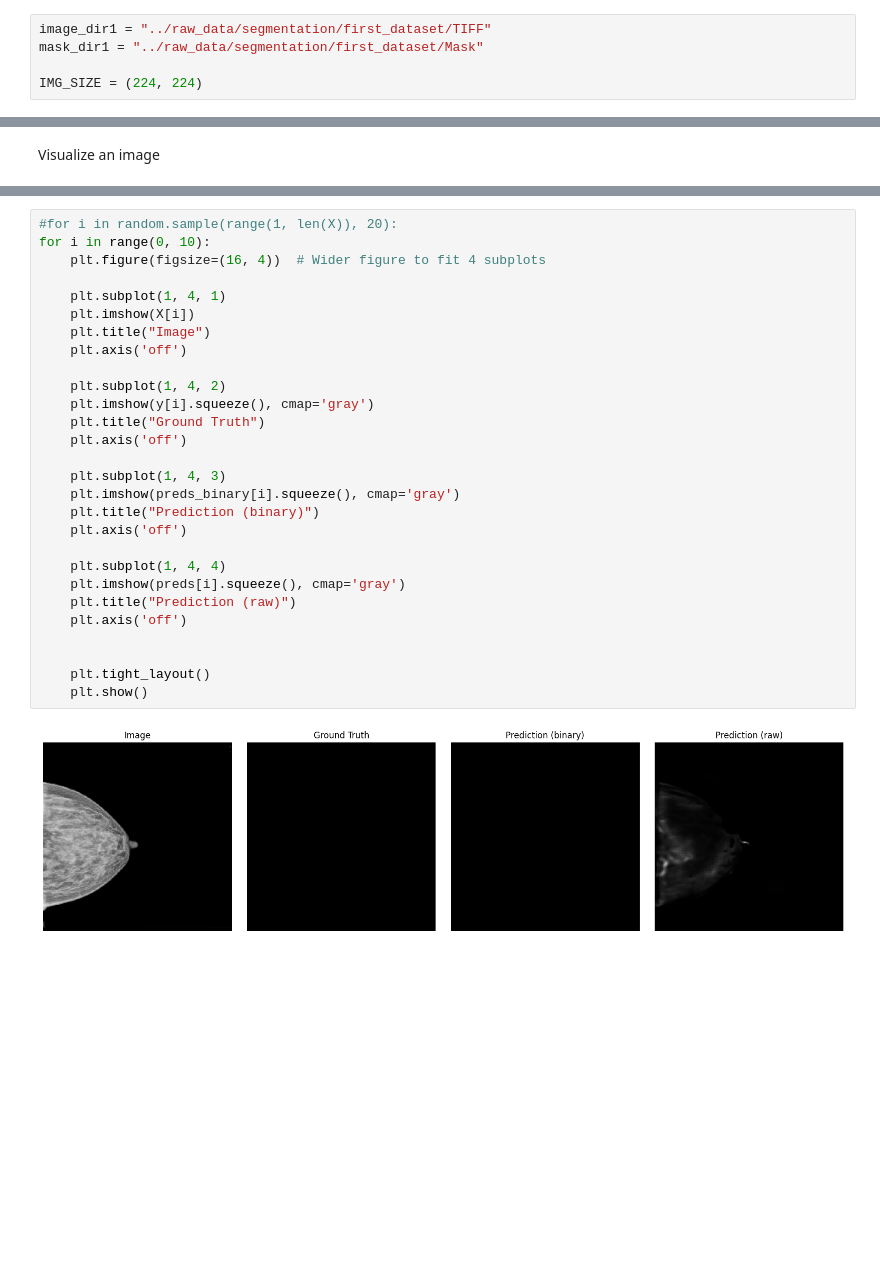
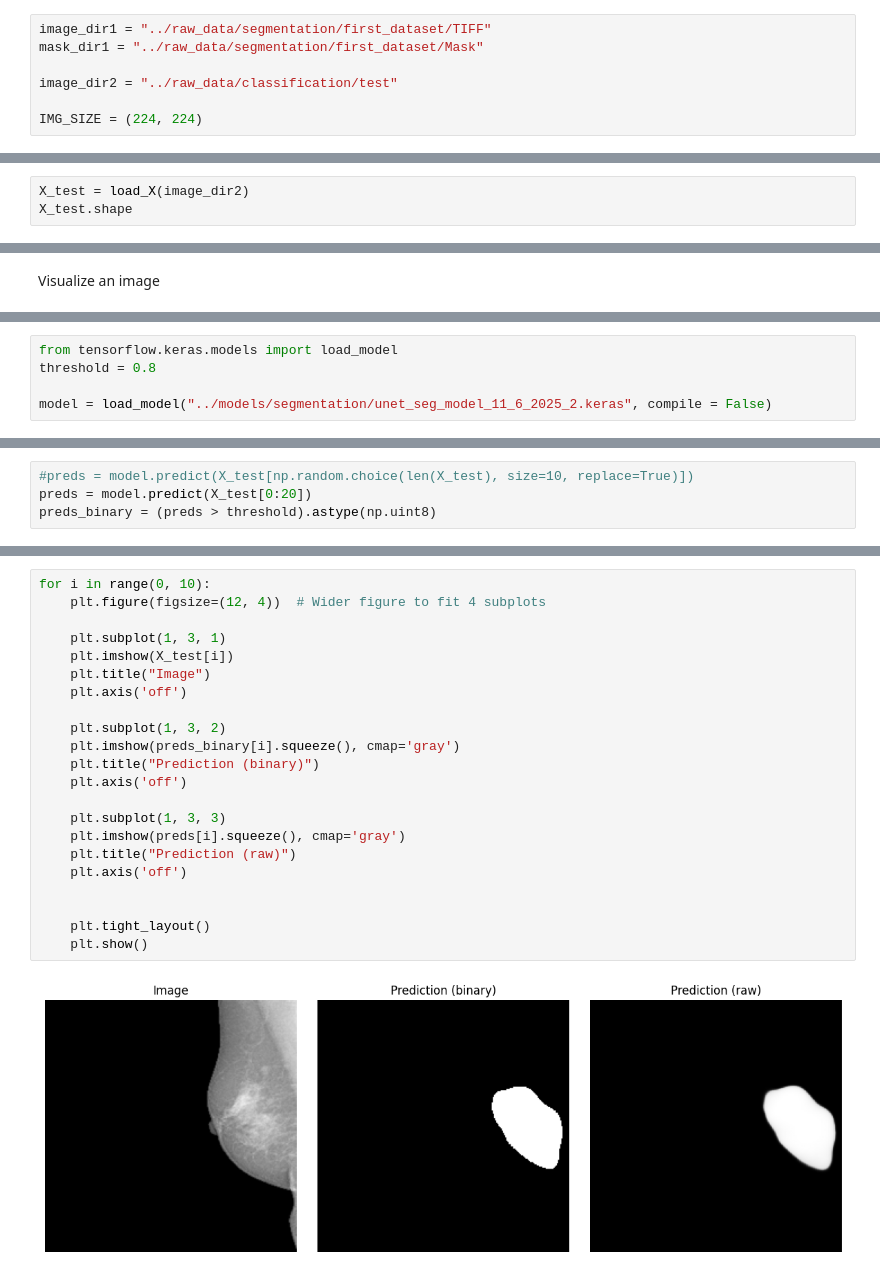
Before and after one commit to schreiberdk/lewagon-breast-cancer-project, a Jupyter notebook: notebooks/notebook_seg_preproc_AS.ipynb, the cells around one changed output, grey strips where cells are left out. Cells and saved outputs as stored; diff of their text form; blank space fills up the shorter version.

```diff
--- a/notebooks/notebook_seg_preproc_AS.ipynb
+++ b/notebooks/notebook_seg_preproc_AS.ipynb
@@ -24,6 +32,8 @@ Define directories for dataset
 image_dir1 = "../raw_data/segmentation/first_dataset/TIFF"
 mask_dir1 = "../raw_data/segmentation/first_dataset/Mask"
 
+image_dir2 = "../raw_data/classification/test"
+
 IMG_SIZE = (224, 224)
 # %%
 VALID_IMAGE_EXTENSIONS = ('.jpg', '.jpeg', '.png', '.bmp', '.tif', '.tiff')
@@ -64,3 +102,6 @@ X, y = load_data(image_dir1, mask_dir1)
 X.shape
 # %% [output]
 (511, 224, 224, 3)
+# %%
+X_test = load_X(image_dir2)
+X_test.shape
@@ -349,0 +135,5 @@ preds_binary = (preds > threshold).astype(np.uint8)
+# %%
+from tensorflow.keras.models import load_model
+threshold = 0.8
+
+model = load_model("../models/segmentation/unet_seg_model_11_6_2025_2.keras", compile = False)
@@ -349,0 +144,4 @@ preds_binary = (preds > threshold).astype(np.uint8)
+# %%
+#preds = model.predict(X_test[np.random.choice(len(X_test), size=10, replace=True)])
+preds = model.predict(X_test[0:20])
+preds_binary = (preds > threshold).astype(np.uint8)
@@ -350,30 +155,24 @@ preds_binary = (preds > threshold).astype(np.uint8)
 # %%
-#for i in random.sample(range(1, len(X)), 20):
 for i in range(0, 10):
-    plt.figure(figsize=(16, 4))  # Wider figure to fit 4 subplots
+    plt.figure(figsize=(12, 4))  # Wider figure to fit 4 subplots
 
-    plt.subplot(1, 4, 1)
-    plt.imshow(X[i])
+    plt.subplot(1, 3, 1)
+    plt.imshow(X_test[i])
     plt.title("Image")
     plt.axis('off')
 
-    plt.subplot(1, 4, 2)
-    plt.imshow(y[i].squeeze(), cmap='gray')
-    plt.title("Ground Truth")
-    plt.axis('off')
-
-    plt.subplot(1, 4, 3)
+    plt.subplot(1, 3, 2)
     plt.imshow(preds_binary[i].squeeze(), cmap='gray')
     plt.title("Prediction (binary)")
     plt.axis('off')
 
-    plt.subplot(1, 4, 4)
+    plt.subplot(1, 3, 3)
     plt.imshow(preds[i].squeeze(), cmap='gray')
     plt.title("Prediction (raw)")
     plt.axis('off')
 
 
     plt.tight_layout()
     plt.show()
 # %% [output]
-[figure, old version]
+[figure, new version]
```
Also changed, not shown: parts of 26 cells of this notebook, 1 other file.
